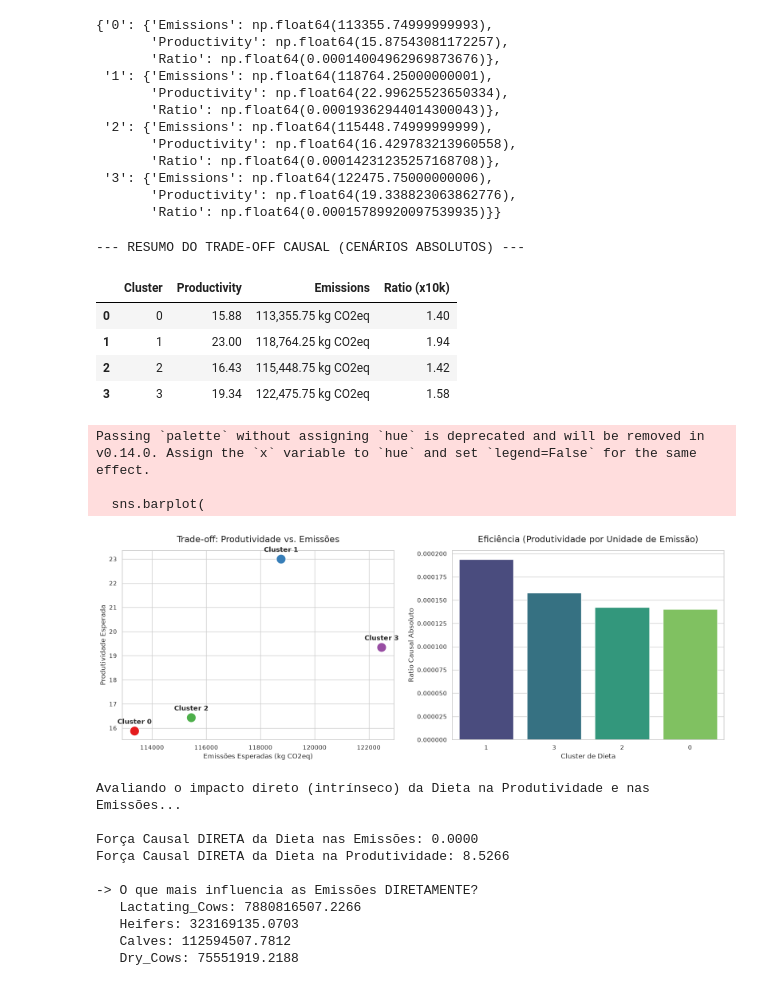
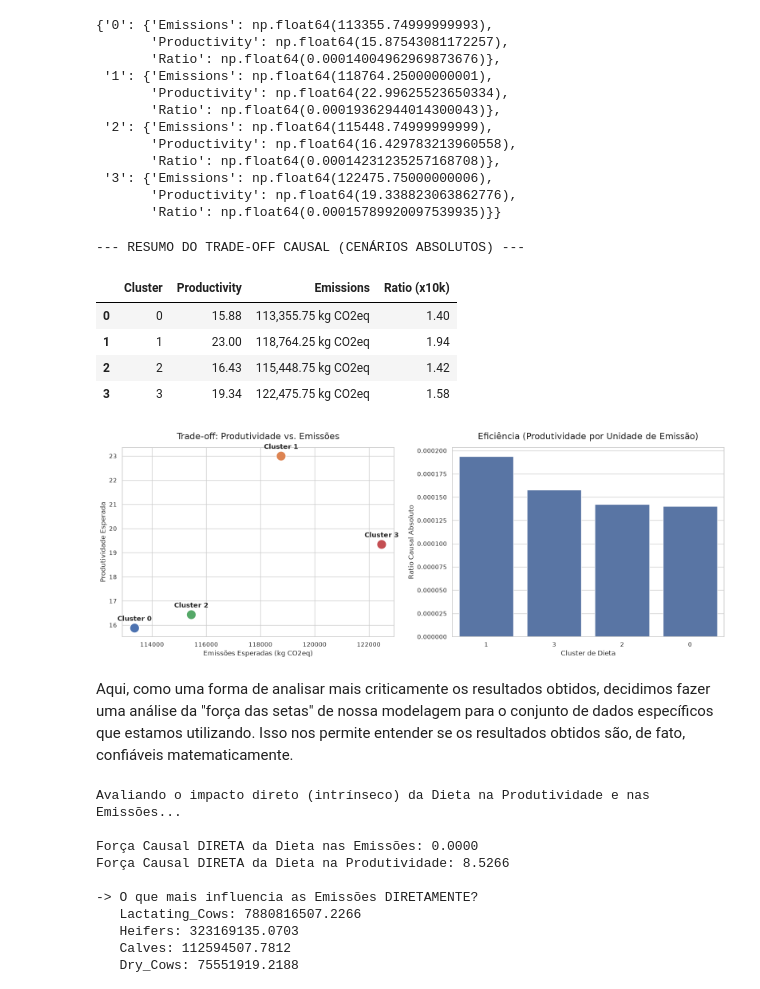
Before and after one commit to pedroalmeid/carbon_milkproduction_causalinference, a Jupyter notebook: notebooks/causal_inference_analysis.ipynb, the cells around one changed output. Saved outputs shown, nothing was run; the diff lists cells and outputs as text; code cells hidden in the pictures.

```diff
--- a/notebooks/causal_inference_analysis.ipynb
+++ b/notebooks/causal_inference_analysis.ipynb
@@ -170,42 +161,41 @@ fig, axes = plt.subplots(1, 2, figsize=(16, 6))
 # Gráfico 1: Dispersão (Trade-off de Pareto)
 sns.scatterplot(
     data=df_results, x='Emissions', y='Productivity',
-    hue='Cluster', s=300, palette='Set1', ax=axes[0], legend=False
+    hue='Cluster', s=300, ax=axes[0], legend=False
 )
 # Adicionando os rótulos nos pontos
 for i in range(df_results.shape[0]):
     axes[0].text(
         df_results['Emissions'][i], df_results['Productivity'][i] + 0.3,
         f"Cluster {df_results['Cluster'][i]}",
         horizontalalignment='center', weight='bold', fontsize=12
     )
 axes[0].set_title("Trade-off: Produtividade vs. Emissões", fontsize=16, pad=15)
 axes[0].set_xlabel("Emissões Esperadas (kg CO2eq)", fontsize=12)
 axes[0].set_ylabel("Produtividade Esperada", fontsize=12)
 
 # Gráfico 2: Gráfico de Barras do Ratio (O Vencedor)
 df_results_sorted = df_results.sort_values(by='Ratio', ascending=False)
 sns.barplot(
     data=df_results_sorted, x='Cluster', y='Ratio',
-    palette='viridis', ax=axes[1], order=df_results_sorted['Cluster']
+    ax=axes[1], order=df_results_sorted['Cluster']
 )
 axes[1].set_title("Eficiência (Produtividade por Unidade de Emissão)", fontsize=16, pad=15)
 axes[1].set_xlabel("Cluster de Dieta", fontsize=12)
 axes[1].set_ylabel("Ratio Causal Absoluto", fontsize=12)
 
 plt.tight_layout()
 plt.show()
 # %% [output]
 --- RESUMO DO TRADE-OFF CAUSAL (CENÁRIOS ABSOLUTOS) ---
 |  | Cluster | Productivity | Emissions | Ratio (x10k) |
 | 0 | 0 | 15.88 | 113,355.75 kg CO2eq | 1.40 |
 | 1 | 1 | 23.00 | 118,764.25 kg CO2eq | 1.94 |
 | 2 | 2 | 16.43 | 115,448.75 kg CO2eq | 1.42 |
 | 3 | 3 | 19.34 | 122,475.75 kg CO2eq | 1.58 |
-Passing `palette` without assigning `hue` is deprecated and will be removed in v0.14.0. Assign the `x` variable to `hue` and set `legend=False` for the same effect.
-
-  sns.barplot(
-[figure, old version]
+[figure, new version]
+# %% [markdown]
+Aqui, como uma forma de analisar mais criticamente os resultados obtidos, decidimos fazer uma análise da "força das setas" de nossa modelagem para o conjunto de dados específicos que estamos utilizando. Isso nos permite entender se os resultados obtidos são, de fato, confiáveis matematicamente.
 # %%
 print("Avaliando o impacto direto (intrínseco) da Dieta na Produtividade e nas Emissões...\n")
 
```
Also changed, not shown: parts of 9 cells of this notebook.
